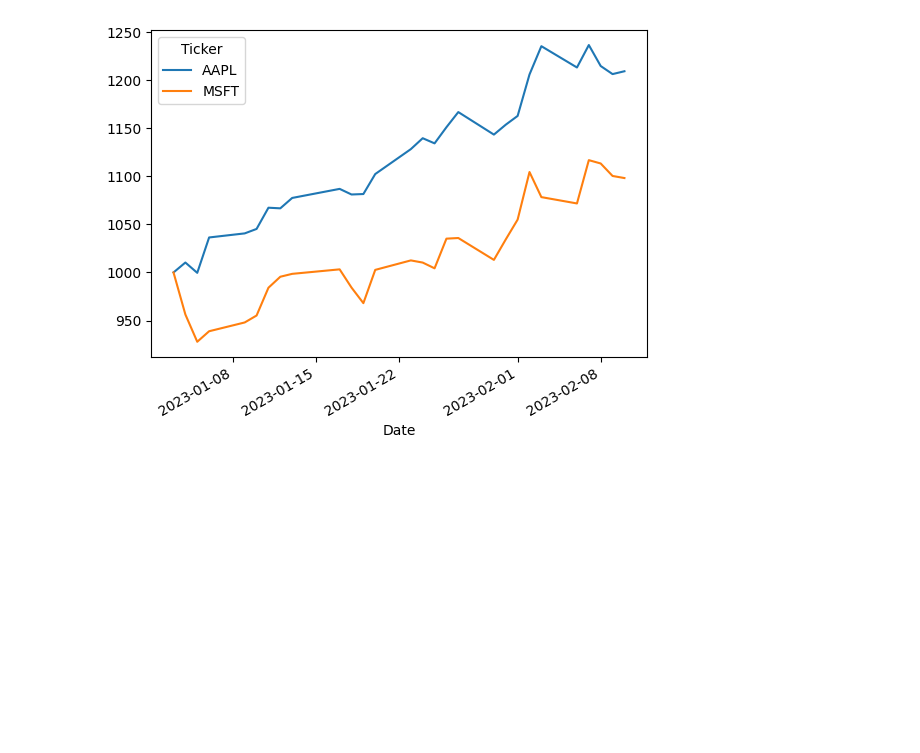
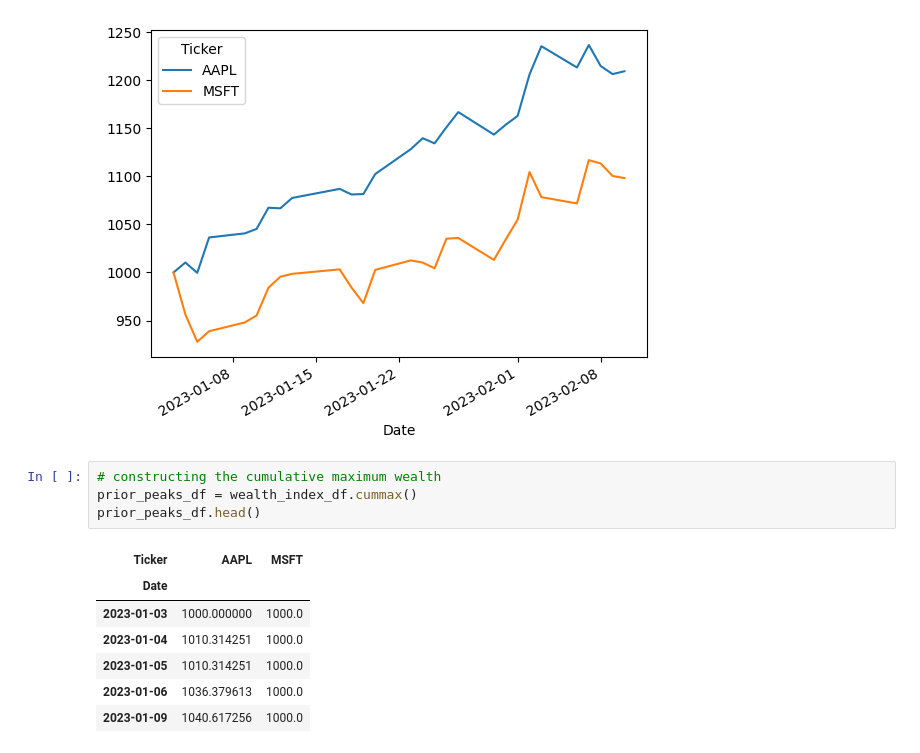
Before and after one commit to sudz4/matt-matthew, a Jupyter notebook: calculate_max_drawdown.ipynb, the cells around one changed output. Saved outputs shown, nothing was run; the diff lists cells and outputs as text; blank space fills up the shorter version.

```diff
--- a/calculate_max_drawdown.ipynb
+++ b/calculate_max_drawdown.ipynb
@@ -69,3 +69,15 @@ wealth_index_df.plot.line()
 # %% [output]
 <Axes: xlabel='Date'>
 [figure]
+# %%
+# constructing the cumulative maximum wealth
+prior_peaks_df = wealth_index_df.cummax()
+prior_peaks_df.head()
+# %% [output]
+| Ticker | AAPL | MSFT |
+| Date |  |  |
+| 2023-01-03 | 1000.000000 | 1000.0 |
+| 2023-01-04 | 1010.314251 | 1000.0 |
+| 2023-01-05 | 1010.314251 | 1000.0 |
+| 2023-01-06 | 1036.379613 | 1000.0 |
+| 2023-01-09 | 1040.617256 | 1000.0 |
```
Also changed, not shown: parts of 4 cells of this notebook.
